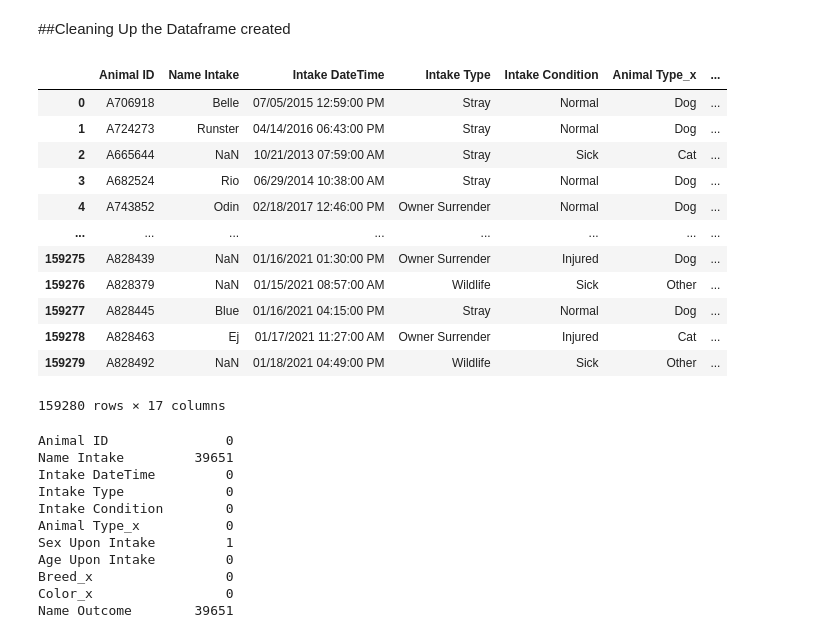
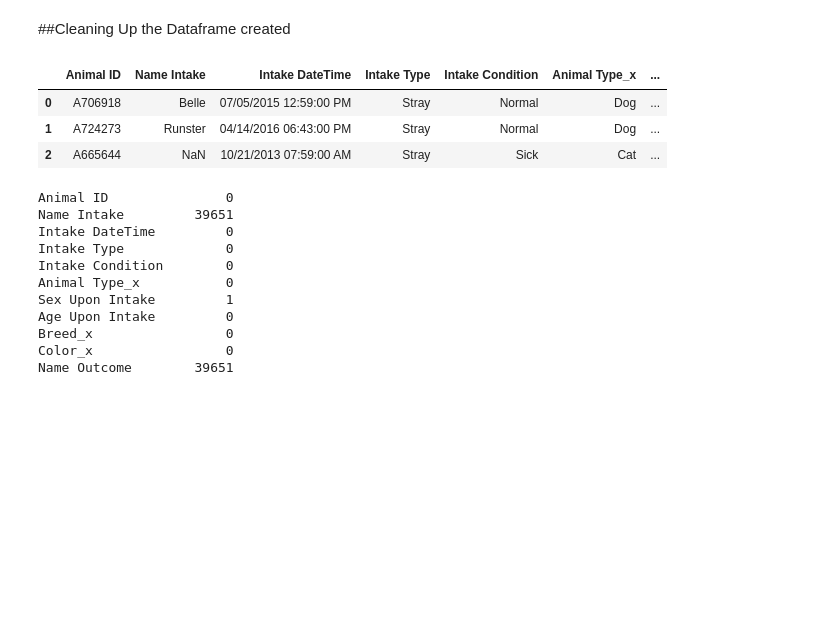
Before and after one commit to duellal/DS-Unit-1-Build-Austin-Animal-Shelter, a Jupyter notebook: Austin_Animal_Center_Project_DS_Build_Week_1.ipynb, the cells around one changed output. Saved outputs shown, nothing was run; the diff lists cells and outputs as text; code cells hidden in the pictures; blank space fills up the shorter version.

```diff
--- a/Austin_Animal_Center_Project_DS_Build_Week_1.ipynb
+++ b/Austin_Animal_Center_Project_DS_Build_Week_1.ipynb
@@ -104,21 +104,12 @@ Name: Animal ID, Length: 110607, dtype: int64
 # %%
 #Now that I have gathered the dataframe for all animals with intakes and outcomes, I will clean up the dataframe by first dropping the columns not needed
 animal_shelter = animal_shelter.drop(['Intake MonthYear', 'Found Location', 'Outcome MonthYear', 'Breed_y', 'Color_y', 'Animal Type_y'], axis=1)
-animal_shelter
+animal_shelter.head(3)
 # %% [output]
 |  | Animal ID | Name Intake | Intake DateTime | Intake Type | Intake Condition | Animal Type_x | ... |
 | 0 | A706918 | Belle | 07/05/2015 12:59:00 PM | Stray | Normal | Dog | ... |
 | 1 | A724273 | Runster | 04/14/2016 06:43:00 PM | Stray | Normal | Dog | ... |
 | 2 | A665644 | NaN | 10/21/2013 07:59:00 AM | Stray | Sick | Cat | ... |
-| 3 | A682524 | Rio | 06/29/2014 10:38:00 AM | Stray | Normal | Dog | ... |
-| 4 | A743852 | Odin | 02/18/2017 12:46:00 PM | Owner Surrender | Normal | Dog | ... |
-| ... | ... | ... | ... | ... | ... | ... | ... |
-| 159275 | A828439 | NaN | 01/16/2021 01:30:00 PM | Owner Surrender | Injured | Dog | ... |
-| 159276 | A828379 | NaN | 01/15/2021 08:57:00 AM | Wildlife | Sick | Other | ... |
-| 159277 | A828445 | Blue | 01/16/2021 04:15:00 PM | Stray | Normal | Dog | ... |
-| 159278 | A828463 | Ej | 01/17/2021 11:27:00 AM | Owner Surrender | Injured | Cat | ... |
-| 159279 | A828492 | NaN | 01/18/2021 04:49:00 PM | Wildlife | Sick | Other | ... |
-159280 rows × 17 columns
 # %%
 animal_shelter.isnull().sum()
 
```
Also changed, not shown: parts of 13 cells of this notebook.
